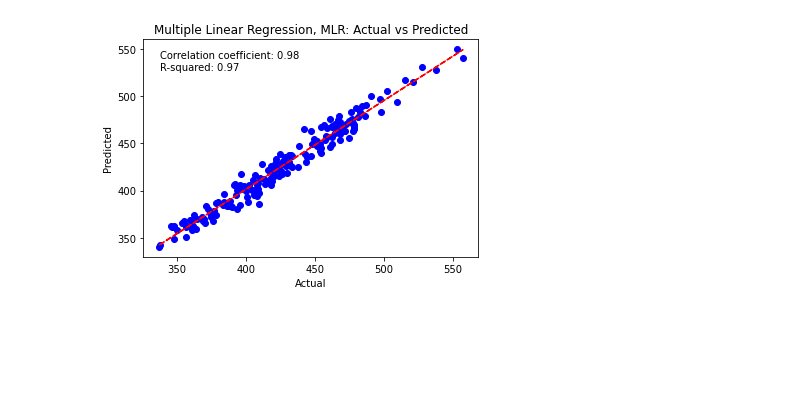
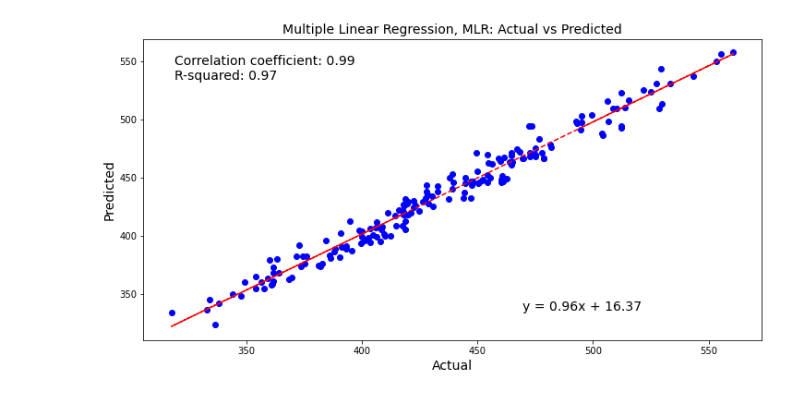
Before and after one commit to jr198868/ML_US_ENERGY, a Jupyter notebook: multiple_linear_regression_model.ipynb, the cells around one changed output. Cells and saved outputs as stored; diff of their text form; code cells hidden in the pictures; blank space fills up the shorter version.

Commit message:
revise machine learning model and add sensitivity analysis

```diff
--- a/multiple_linear_regression_model.ipynb
+++ b/multiple_linear_regression_model.ipynb
@@ -50,14 +51,13 @@ from sklearn.utils import shuffle
 # Shuffle data
 X, y = shuffle(X, y, random_state = 42)
 # Split your data into training and testing sets
-X_train, X_test, y_train, y_test = train_test_split(X, y, test_size = 0.3, random_state = 100)
+X_train, X_test, y_train, y_test = train_test_split(X, y, test_size = 0.3, random_state = 42)
 
 # Check the shape of the training and testing sets
-print('X_train shape:', X_train.shape)
-print('y_train shape:', y_train.shape)
-print('X_test shape:', X_test.shape)
-print('y_test shape:', y_test.shape)
-
+#print('X_train shape:', X_train.shape)
+#print('y_train shape:', y_train.shape)
+#print('X_test shape:', X_test.shape)
+#print('y_test shape:', y_test.shape)
 
 # Create an instance of the LinearRegression class
 reg = LinearRegression()
@@ -65,19 +65,24 @@ reg = LinearRegression()
 # Fit the linear regression model to the training data
 reg.fit(X_train, y_train)
 
+print('Coefficients:', reg.coef_)
+print('Intercept:', reg.intercept_)
+
+
+# Make predictions on the training data
+y_pred_train = reg.predict(X_train)
+
+# Calculate the R-squared score for the training data
+r2_train = r2_score(y_train, y_pred_train)
+print("R² (Training):", r2_train)
+
+
+print('###########################################################################')
+
+
 # Use the predict method to make predictions on the testing data
 y_pred = reg.predict(X_test)
 
-print('=============================================')
-
-from sklearn.metrics import mean_squared_error, r2_score
-
-# Evaluate the performance of the model using various metrics
-mse = mean_squared_error(y_test, y_pred)
-r2 = r2_score(y_test, y_pred)
-
-print('Coefficients:', reg.coef_)
-print('Intercept:', reg.intercept_)
 
 
 # Calculate evaluation metrics
@@ -87,7 +92,7 @@ mse = mean_squared_error(y_test, y_pred)
 rmse = mean_squared_error(y_test, y_pred, squared=False)
 
 # Print the evaluation metrics
-print("R² score:", r2)
+print("R² (y_test, y_pred):", r2)
 print("Mean Absolute Error:", mae)
 print("Mean Squared Error:", mse)
 print("Root Mean Squared Error:", rmse)
@@ -97,20 +102,34 @@ print("Root Mean Squared Error:", rmse)
 correlation = np.corrcoef(y_test, y_pred)[0, 1]
 r_squared = np.square(correlation)
 
+
+# Perform linear regression to get the line equation
+slope, intercept = np.polyfit(y_test, y_pred, 1)
+
+# Add the equation as text on the plot
+equation = f'y = {slope:.2f}x + {intercept:.2f}'
+
+
+
 # Fit a linear regression line
 trendline = np.polyfit(y_test, y_pred, 1)
 trendline_fn = np.poly1d(trendline)
 
+plt.figure(figsize=(12, 6))  # Specify the width and height in inches
+
 # Plot Actual vs Predicted values with trend line
 plt.scatter(y_test, y_pred, color='blue')
 plt.plot(y_test, trendline_fn(y_test), color='red', linestyle='--')
-plt.xlabel('Actual')
-plt.ylabel('Predicted')
-plt.title('Multiple Linear Regression, MLR: Actual vs Predicted')
+plt.xlabel('Actual', fontsize=14)
+plt.ylabel('Predicted', fontsize=14)
+plt.title('Multiple Linear Regression, MLR: Actual vs Predicted', fontsize=14)
 
 # Annotate statistical parameters on the plot
 textstr = f'Correlation coefficient: {correlation:.2f}\nR-squared: {r_squared:.2f}'
-plt.text(0.05, 0.95, textstr, transform=plt.gca().transAxes, verticalalignment='top')
+plt.text(0.05, 0.95, textstr, transform=plt.gca().transAxes, verticalalignment='top', fontsize=14)
+
+plt.text(0.6, 0.2, equation, transform=plt.gcf().transFigure, fontsize=14)
+
 
 plt.show()
 # %% [output]
@@ -129 +145 @@ Root Mean Squared Error: 8.700901388599817
-[figure, old version]
+[figure, new version]
```
Also changed, not shown: parts of 4 cells of this notebook, 4 other files.
